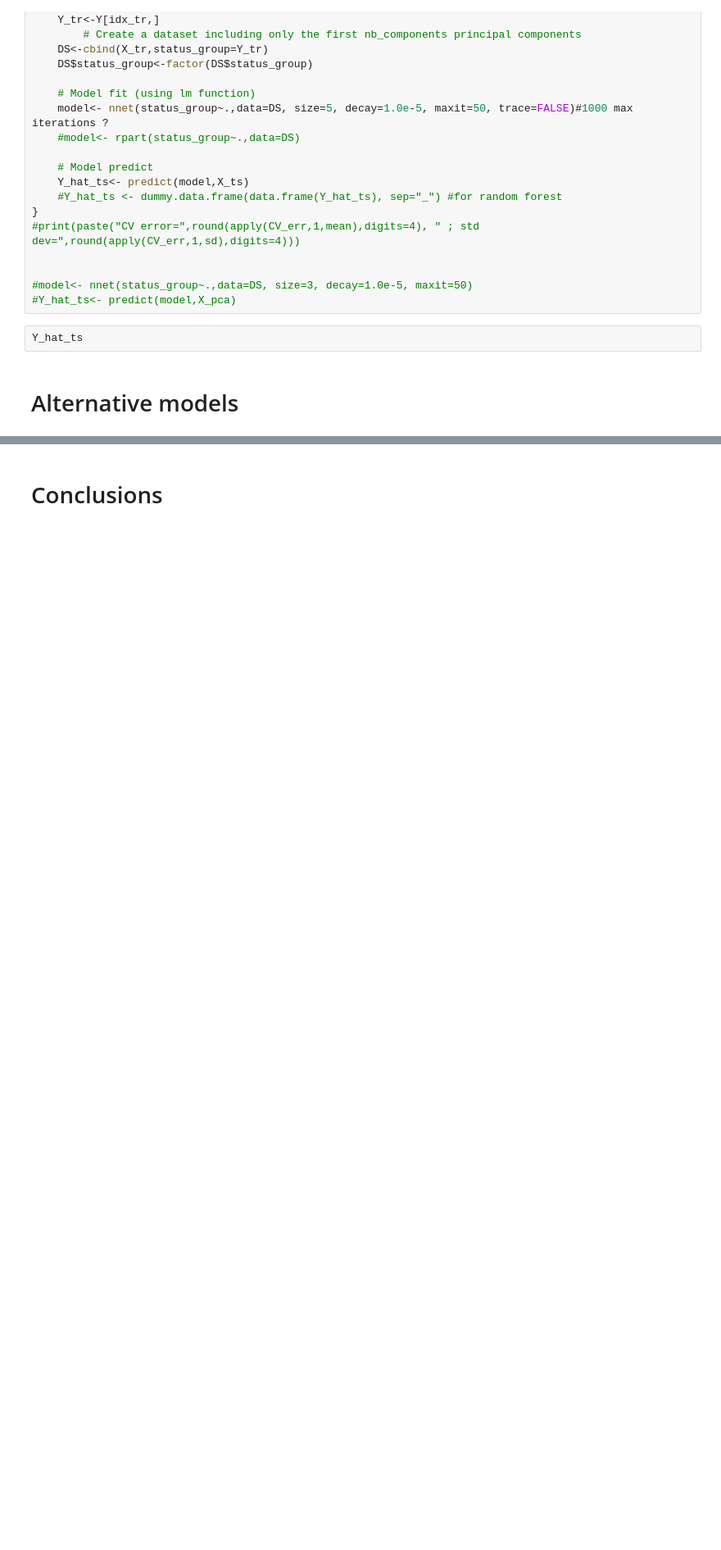
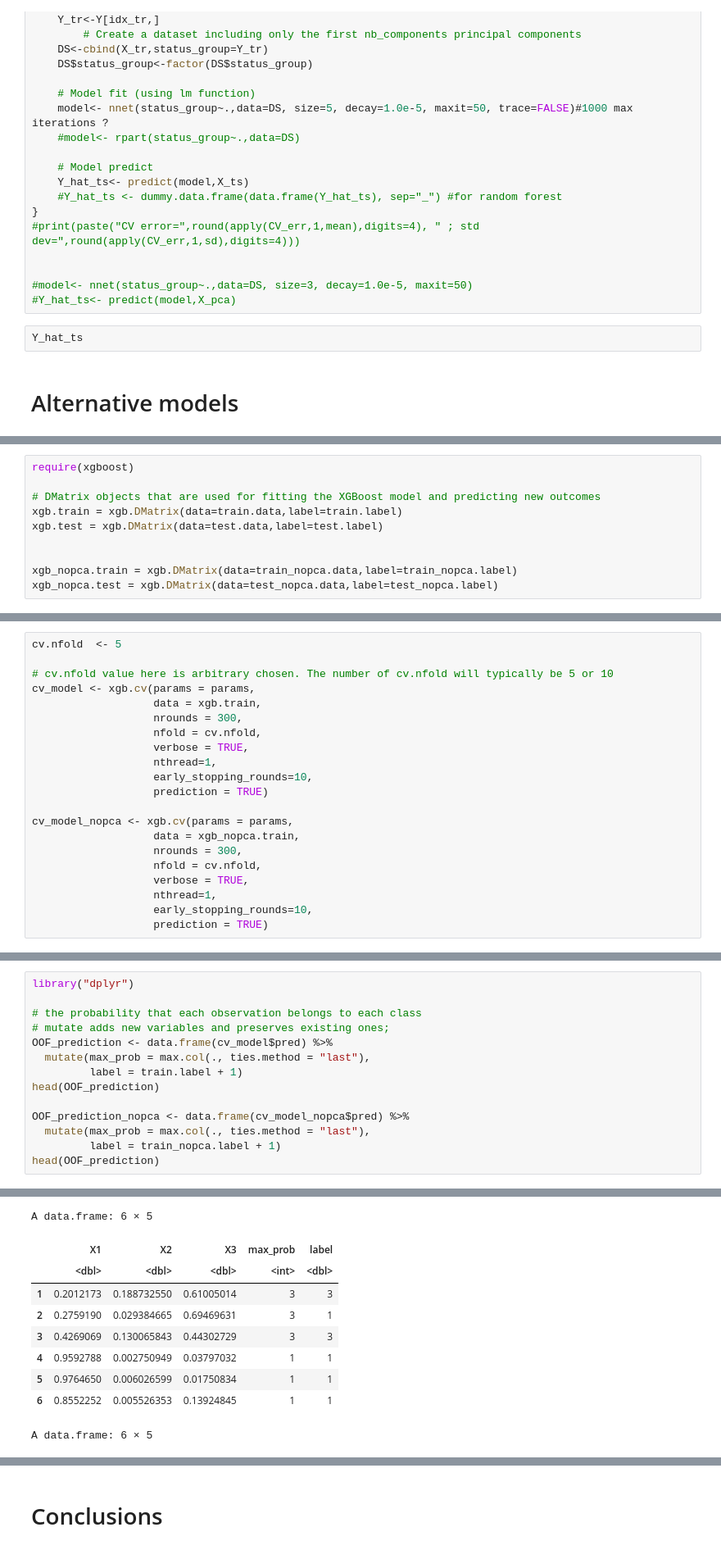
Before and after one commit to Maxlanglet/Projet_ML, a Jupyter notebook: ReportTemplate_clean.ipynb, the cells around one changed output, grey strips where cells are left out. Shown: that part at 82% size. Cells and saved outputs as stored; diff of their text form; blank space fills up the shorter version.

```diff
--- a/ReportTemplate_clean.ipynb
+++ b/ReportTemplate_clean.ipynb
@@ -1096,0 +1150,10 @@ Y_hat_ts
+# %%
+require(xgboost)
+
+# DMatrix objects that are used for fitting the XGBoost model and predicting new outcomes
+xgb.train = xgb.DMatrix(data=train.data,label=train.label)
+xgb.test = xgb.DMatrix(data=test.data,label=test.label)
+
+
+xgb_nopca.train = xgb.DMatrix(data=train_nopca.data,label=train_nopca.label)
+xgb_nopca.test = xgb.DMatrix(data=test_nopca.data,label=test_nopca.label)
@@ -1096,0 +1185,21 @@ Y_hat_ts
+# %%
+cv.nfold  <- 5
+
+# cv.nfold value here is arbitrary chosen. The number of cv.nfold will typically be 5 or 10
+cv_model <- xgb.cv(params = params,
+                   data = xgb.train,
+                   nrounds = 300,
+                   nfold = cv.nfold,
+                   verbose = TRUE,
+                   nthread=1,
+                   early_stopping_rounds=10,
+                   prediction = TRUE)
+
+cv_model_nopca <- xgb.cv(params = params,
+                   data = xgb_nopca.train,
+                   nrounds = 300,
+                   nfold = cv.nfold,
+                   verbose = TRUE,
+                   nthread=1,
+                   early_stopping_rounds=10,
+                   prediction = TRUE)
@@ -1096,0 +1249,15 @@ Y_hat_ts
+# %%
+library("dplyr")
+
+# the probability that each observation belongs to each class
+# mutate adds new variables and preserves existing ones;
+OOF_prediction <- data.frame(cv_model$pred) %>%
+  mutate(max_prob = max.col(., ties.method = "last"),
+         label = train.label + 1)
+head(OOF_prediction)
+
+OOF_prediction_nopca <- data.frame(cv_model_nopca$pred) %>%
+  mutate(max_prob = max.col(., ties.method = "last"),
+         label = train_nopca.label + 1)
+head(OOF_prediction)
+# %% [output]
@@ -1096,0 +1266,10 @@ Y_hat_ts
+A data.frame: 6 × 5
+|  | X1 | X2 | X3 | max_prob | label |
+|  | <dbl> | <dbl> | <dbl> | <int> | <dbl> |
+| 1 | 0.2012173 | 0.188732550 | 0.61005014 | 3 | 3 |
+| 2 | 0.2759190 | 0.029384665 | 0.69469631 | 3 | 1 |
+| 3 | 0.4269069 | 0.130065843 | 0.44302729 | 3 | 3 |
+| 4 | 0.9592788 | 0.002750949 | 0.03797032 | 1 | 1 |
+| 5 | 0.9764650 | 0.006026599 | 0.01750834 | 1 | 1 |
+| 6 | 0.8552252 | 0.005526353 | 0.13924845 | 1 | 1 |
+A data.frame: 6 × 5
```
Also changed, not shown: parts of 21 cells of this notebook.
